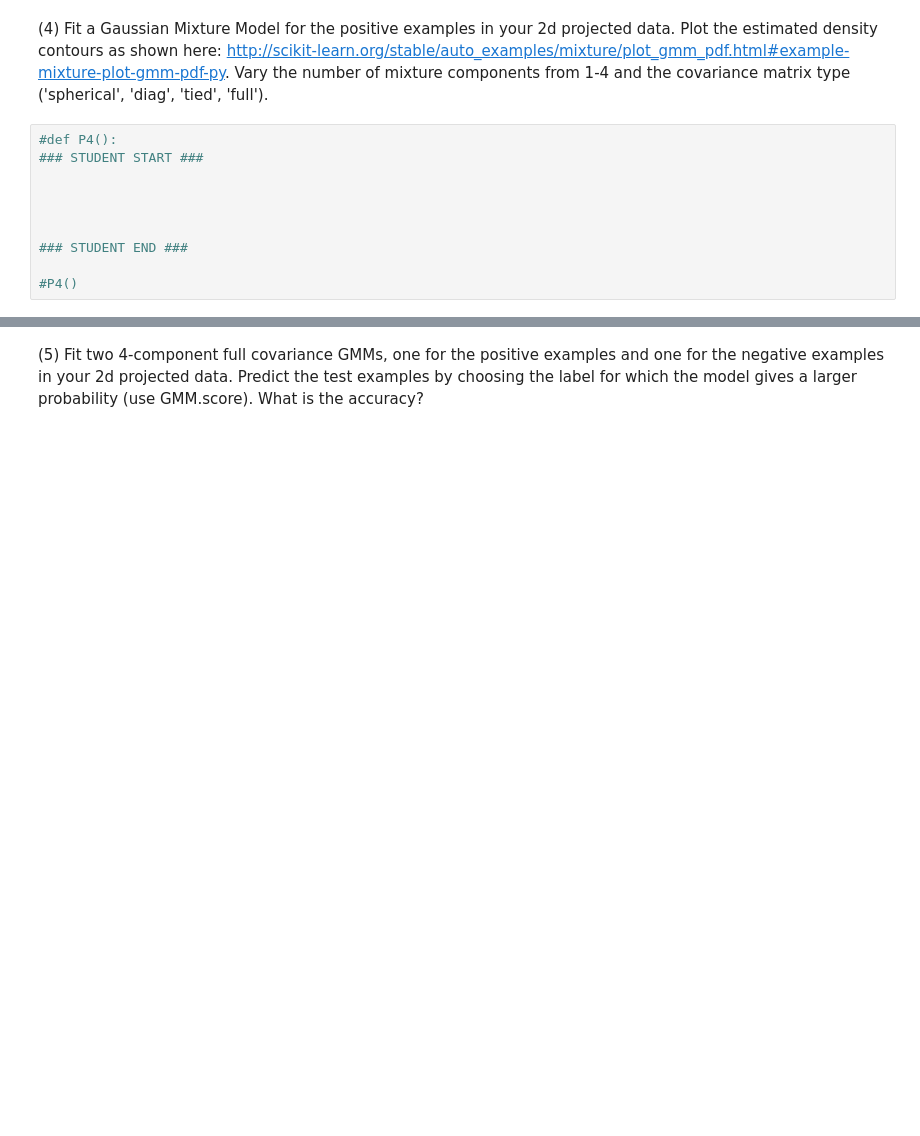
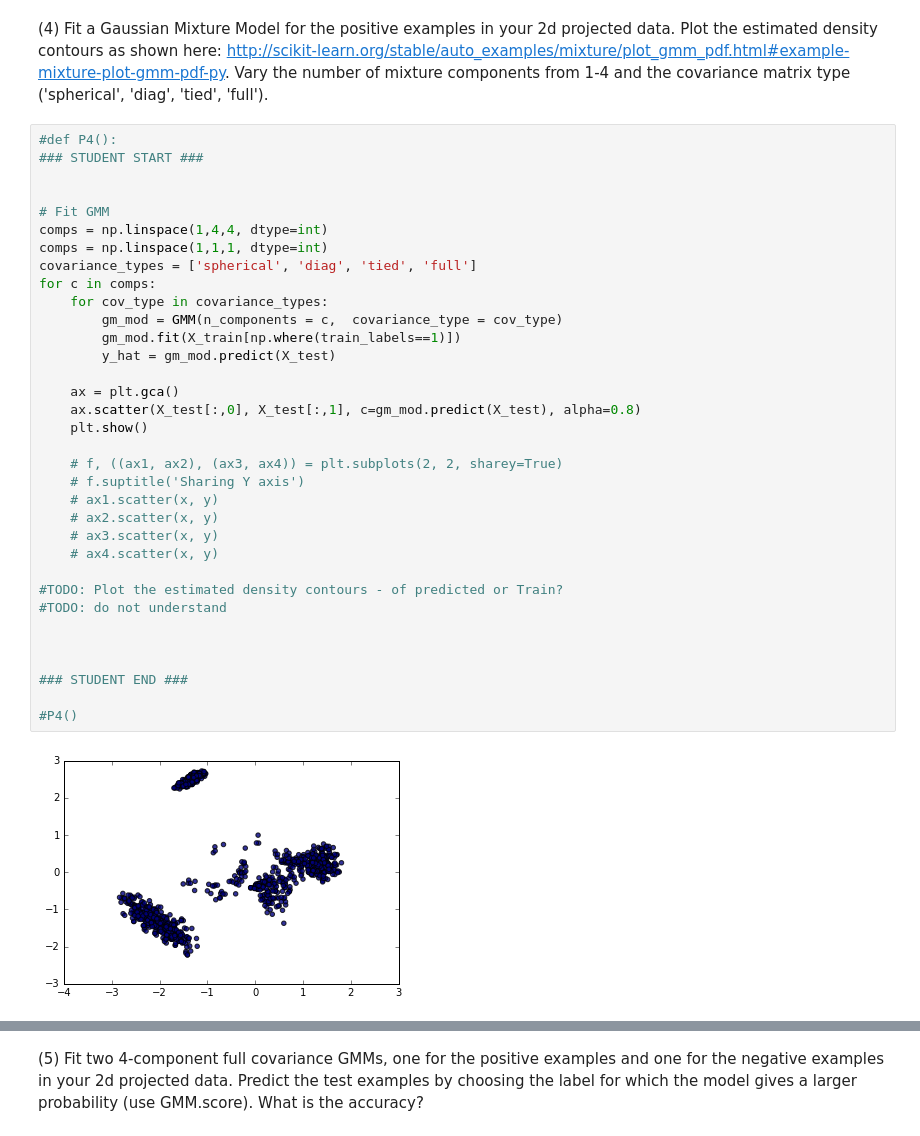
Before and after one commit to mkcullen228/W207_Fall2017_Section3, a Jupyter notebook: Projects/Maura_Cullen_p3.ipynb, the cells around one changed output, grey strips where cells are left out. Saved outputs shown, nothing was run; the diff lists cells and outputs as text; blank space fills up the shorter version.

```diff
--- a/Projects/Maura_Cullen_p3.ipynb
+++ b/Projects/Maura_Cullen_p3.ipynb
@@ -164,12 +168,38 @@ Training Set Dimensions: 7000 X 2
 # %% [markdown]
 (4) Fit a Gaussian Mixture Model for the positive examples in your 2d projected data. Plot the estimated density contours as shown here: http://scikit-learn.org/stable/auto_examples/mixture/plot_gmm_pdf.html#example-mixture-plot-gmm-pdf-py. Vary the number of mixture components from 1-4 and the covariance matrix type ('spherical', 'diag', 'tied', 'full').
-# %%
-#def P4():
-### STUDENT START ###
-
-
-
-
-### STUDENT END ###
-
-#P4()
+# %%
+#def P4():
+### STUDENT START ###
+
+
+# Fit GMM
+comps = np.linspace(1,4,4, dtype=int)
+comps = np.linspace(1,1,1, dtype=int)
+covariance_types = ['spherical', 'diag', 'tied', 'full']
+for c in comps:
+    for cov_type in covariance_types:
+        gm_mod = GMM(n_components = c,  covariance_type = cov_type)
+        gm_mod.fit(X_train[np.where(train_labels==1)])
+        y_hat = gm_mod.predict(X_test)
+
+    ax = plt.gca()
+    ax.scatter(X_test[:,0], X_test[:,1], c=gm_mod.predict(X_test), alpha=0.8)
+    plt.show()
+
+    # f, ((ax1, ax2), (ax3, ax4)) = plt.subplots(2, 2, sharey=True)
+    # f.suptitle('Sharing Y axis')
+    # ax1.scatter(x, y)
+    # ax2.scatter(x, y)
+    # ax3.scatter(x, y)
+    # ax4.scatter(x, y)
+
+#TODO: Plot the estimated density contours - of predicted or Train?
+#TODO: do not understand
+
+
+
+### STUDENT END ###
+
+#P4()
+# %% [output]
+[figure, added]
```
Also changed, not shown: parts of 6 cells of this notebook, 2 other files.
